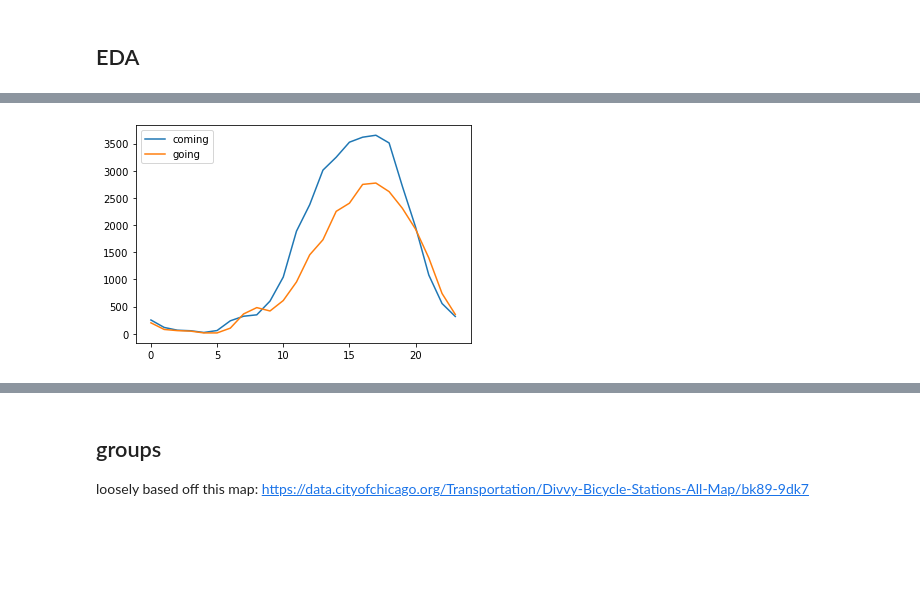
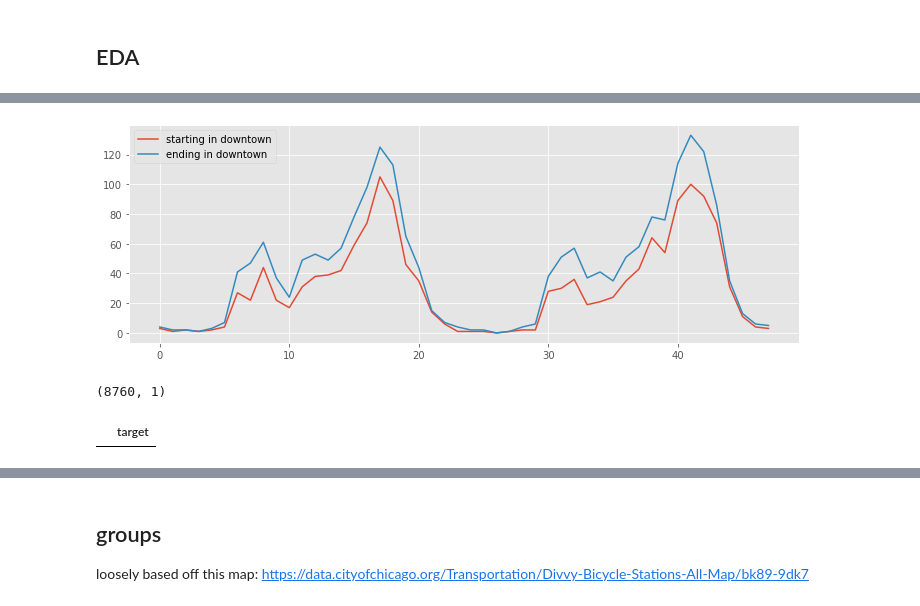
Before and after one commit to nick-kopy/Predicting-Bike-Rental-Station-Traffic, a Jupyter notebook: cap3.ipynb, the cells around one changed output, grey strips where cells are left out. Drawn from its saved outputs; the diff is of its cells as text; code cells hidden in the pictures; blank space fills up the shorter version.

```diff
--- a/cap3.ipynb
+++ b/cap3.ipynb
@@ -26,5 +25,15 @@ import tensorflow as tf
 
 plt.style.use('ggplot')
 # %%
-0
+def basic_dist(row):
+    # Gives a basic euclidean trip distance in m
+
+    if row['round_trip'] == 1:
+        return 0
+
+    a = (row['start_lat'], row['start_lng'])
+
+    b = (row['end_lat'], row['end_lng'])
+
+    return geodesic(a, b).km * 1000
 # %%
@@ -212,11 +207,24 @@ df35b
-# %%
-# make this into a function later
-
-# ratio of coming / going per hour, uses agg mean
-fig, ax = plt.subplots()
-
-ax.plot(df35b.index, df35b['entering', 'sum'], label='coming')
-ax.plot(df35b.index, df35b['entering', 'count'] - df35b['entering', 'sum'], label='going')
-ax.legend();
-# %% [output]
-[figure, removed]
+# %%
+dt_s = station_data('downtown', start_end='start')
+dt_e = station_data('downtown', start_end='end')
+# %%
+# figure of trips ending in downtown and starting in downtown (trips within downtown included in both)
+# notice how there are consistently more trips coming into downtown
+fig, ax = plt.subplots(figsize=(12,4))
+
+ax.plot(np.arange(48), dt_s[:48], label='starting in downtown')
+ax.plot(np.arange(48), dt_e[:48], label='ending in downtown')
+ax.legend();
+# %% [output]
+[figure, added]
+# %%
+dt_s.shape
+# %% [output]
+(8760, 1)
+# %%
+# not once, not one time in 8760 hours did more bikes come into downtown than left downtown
+dt_d = dt_e - dt_s
+
+dt_d[dt_d['target'] < 0]
+# %% [output]
+|  | target |
```
Also changed, not shown: parts of 36 cells of this notebook, 1 other file.
